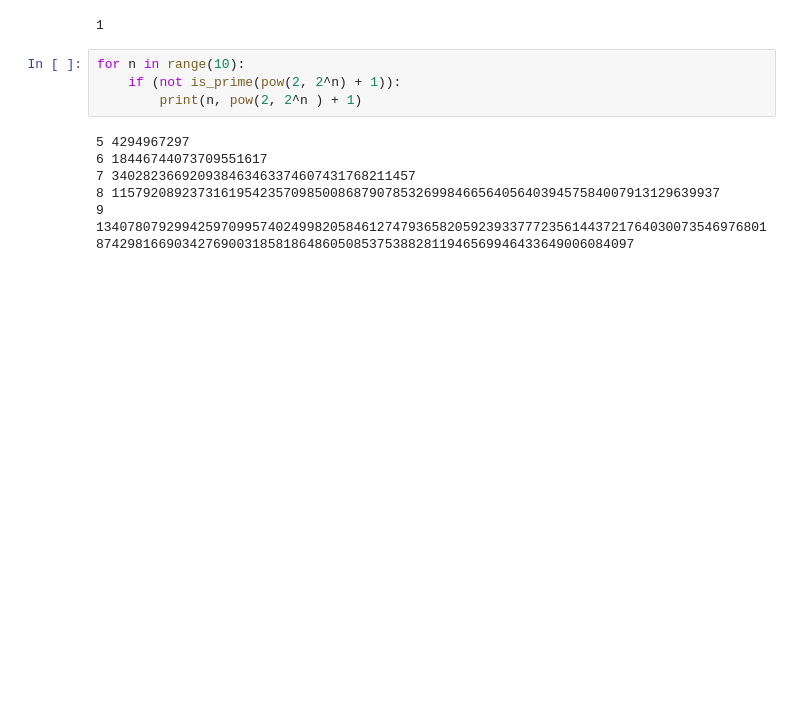
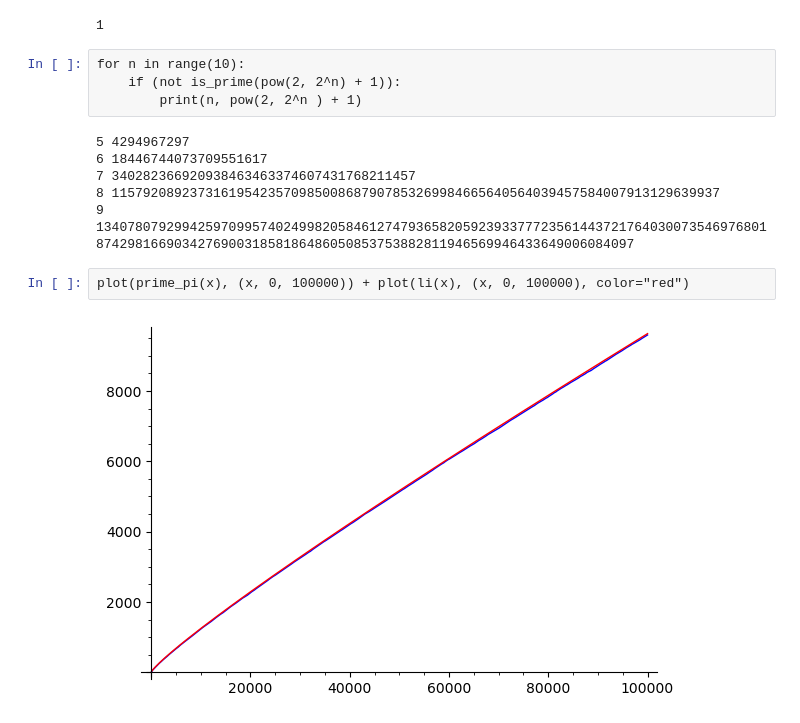
Before and after one commit to martinschnder/MT10_TP2, a Jupyter notebook: sage.ipynb, the cells around one changed output. Drawn from its saved outputs; the diff is of its cells as text; blank space fills up the shorter version.

```diff
--- a/sage.ipynb
+++ b/sage.ipynb
@@ -426,3 +426,7 @@ for n in range(10):
 7 340282366920938463463374607431768211457
 8 115792089237316195423570985008687907853269984665640564039457584007913129639937
 9 13407807929942597099574024998205846127479365820592393377723561443721764030073546976801874298166903427690031858186486050853753882811946569946433649006084097
+# %%
+plot(prime_pi(x), (x, 0, 100000)) + plot(li(x), (x, 0, 100000), color="red")
+# %% [output]
+[figure, added]
```
Also changed, not shown: parts of 1 cell of this notebook, 3 other files.
